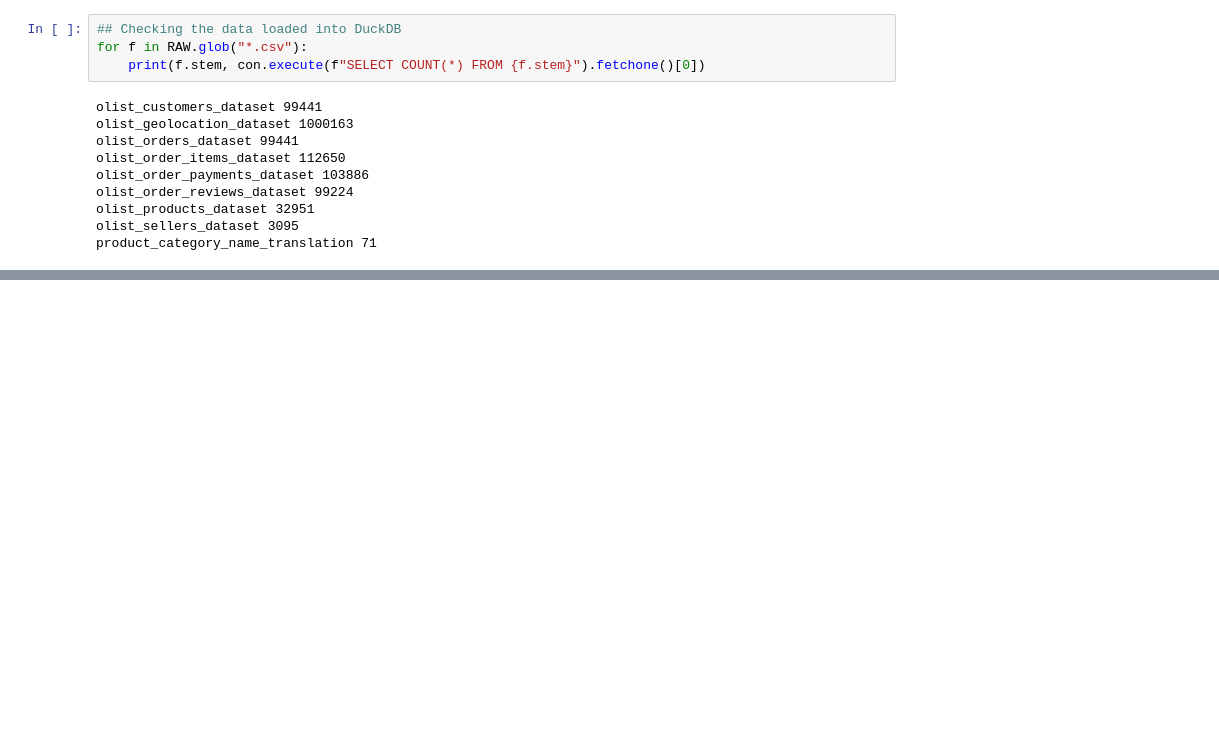
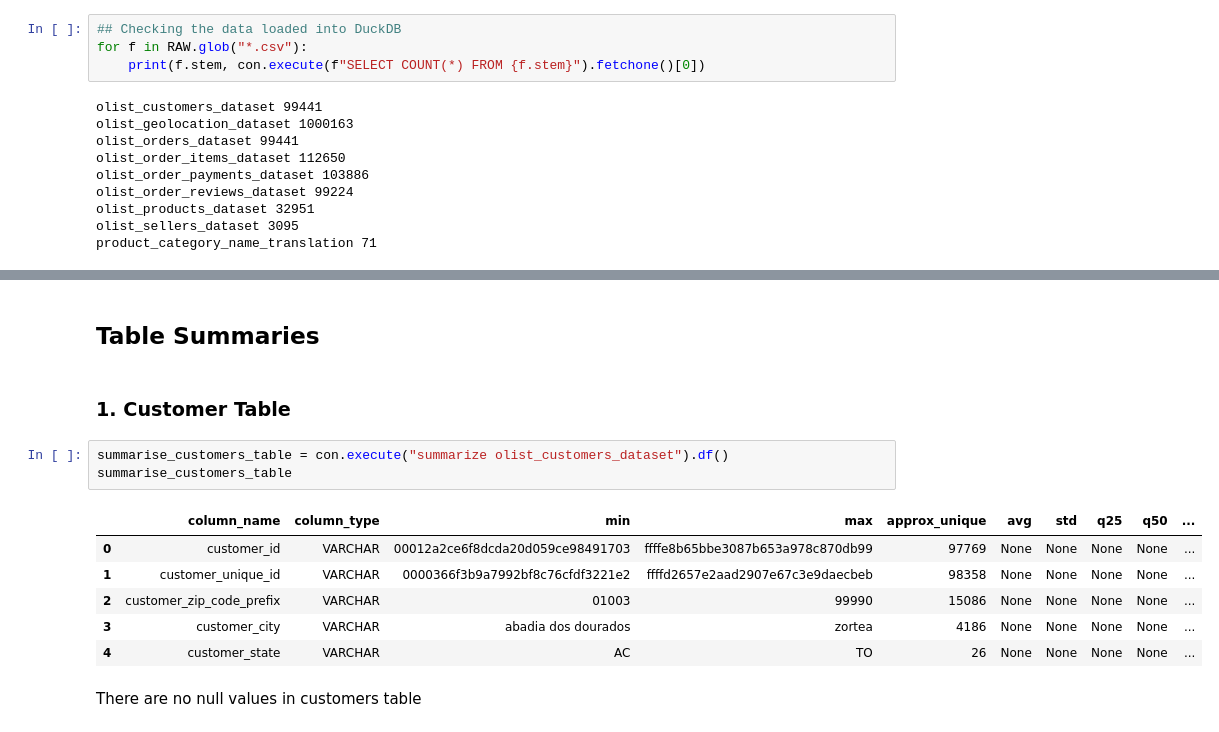
Before and after one commit to koustubhprem/elio-assessment, a Jupyter notebook: notebooks/00_load_and_explore_data.ipynb, the cells around one changed output, grey strips where cells are left out. Drawn from its saved outputs; the diff is of its cells as text; blank space fills up the shorter version.

```diff
--- a/notebooks/00_load_and_explore_data.ipynb
+++ b/notebooks/00_load_and_explore_data.ipynb
@@ -41,0 +118,16 @@ product_category_name_translation 71
+# %% [markdown]
+## Table Summaries
+# %% [markdown]
+### 1. Customer Table
+# %%
+summarise_customers_table = con.execute("summarize olist_customers_dataset").df()
+summarise_customers_table
+# %% [output]
+|  | column_name | column_type | min | max | approx_unique | avg | std | q25 | q50 | ... |
+| 0 | customer_id | VARCHAR | 00012a2ce6f8dcda20d059ce98491703 | ffffe8b65bbe3087b653a978c870db99 | 97769 | None | None | None | None | ... |
+| 1 | customer_unique_id | VARCHAR | 0000366f3b9a7992bf8c76cfdf3221e2 | ffffd2657e2aad2907e67c3e9daecbeb | 98358 | None | None | None | None | ... |
+| 2 | customer_zip_code_prefix | VARCHAR | 01003 | 99990 | 15086 | None | None | None | None | ... |
+| 3 | customer_city | VARCHAR | abadia dos dourados | zortea | 4186 | None | None | None | None | ... |
+| 4 | customer_state | VARCHAR | AC | TO | 26 | None | None | None | None | ... |
+# %% [markdown]
+There are no null values in customers table
```
Also changed, not shown: parts of 52 cells of this notebook.
